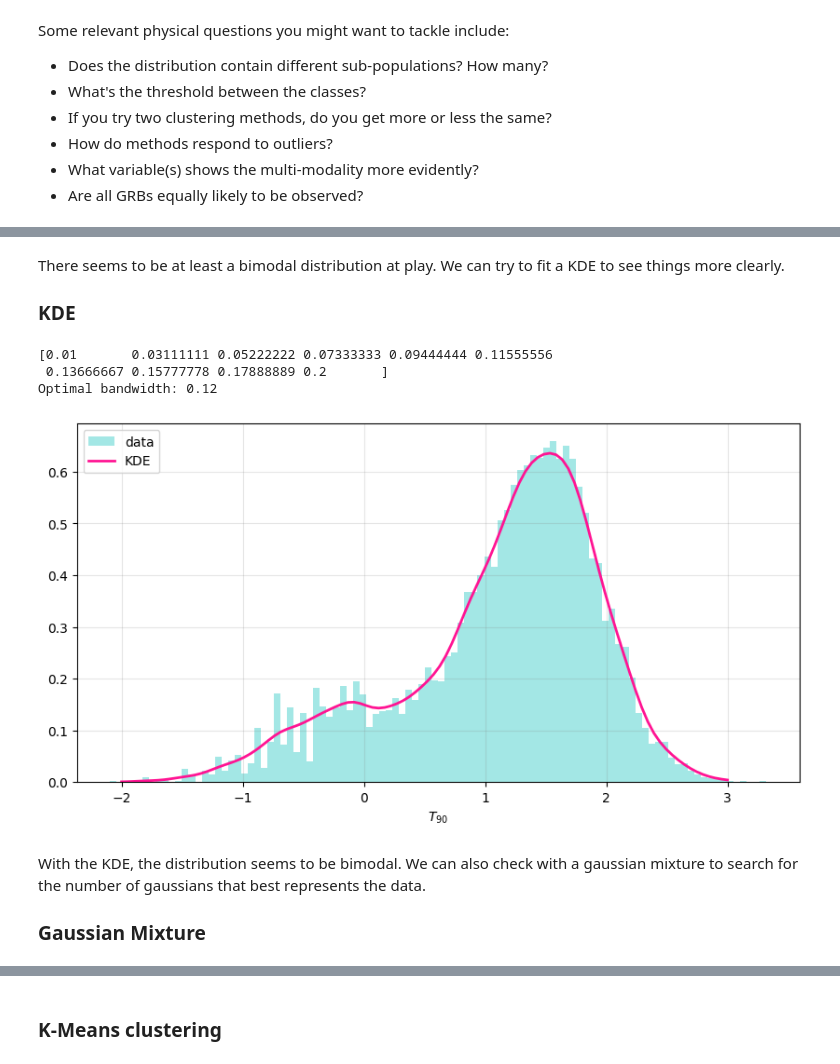
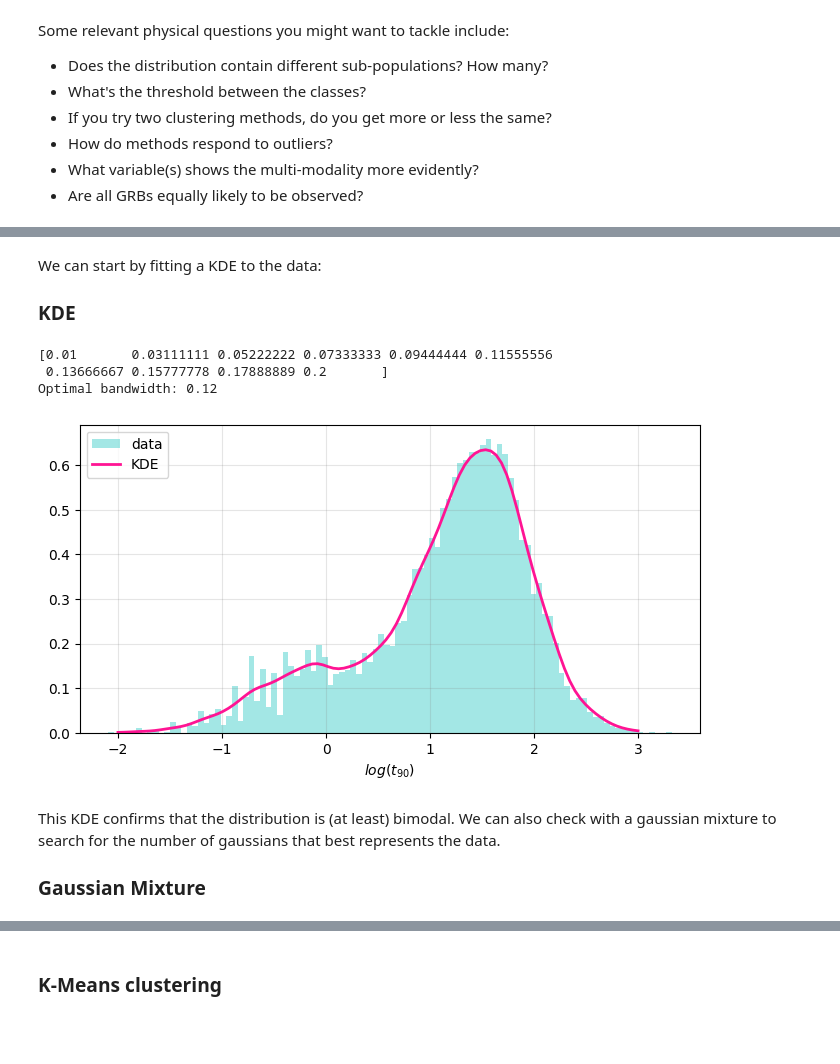
Before and after one commit to Alice-Palladino/astrostatistics_bicocca_2024, a Jupyter notebook: working/L14 - Gamma Ray Bursts.ipynb, the cells around one changed output, grey strips where cells are left out. Drawn from its saved outputs; the diff is of its cells as text; code cells hidden in the pictures; blank space fills up the shorter version.

```diff
--- a/working/L14 - Gamma Ray Bursts.ipynb
+++ b/working/L14 - Gamma Ray Bursts.ipynb
@@ -82,4 +131,4 @@ plt.show()
 # %% [markdown]
-There seems to be at least a bimodal distribution at play. We can try to fit a KDE to see things more clearly.
+We can start by fitting a KDE to the data:
 
 ### KDE
@@ -86,37 +143,33 @@ There seems to be at least a bimodal distribution at play. We can try to fit a K
 # %%
-def kde_sklearn(data, bandwidth, kernel, xgrid):
-    kde_skl = KernelDensity(bandwidth = bandwidth,
-                            kernel=kernel)
-    kde_skl.fit(data[:, np.newaxis])
-    log_pdf = kde_skl.score_samples(np.log10(xgrid)[:, np.newaxis])
-
-    return np.exp(log_pdf)
-
-xgrid=np.logspace(-2,3,100)
 bwrange = np.linspace(0.01,0.2, 10) # Testing 10 bandwidths from 0.01 to 0.2 with a 5-fold cross validation
 print(bwrange)
 
-grid = GridSearchCV(KernelDensity(), {'bandwidth': bwrange}, cv= 5)
+n_splits = 5
+kf = KFold(n_splits=n_splits, shuffle=True, random_state=336)
+
+grid = GridSearchCV(KernelDensity(), {'bandwidth': bwrange}, cv= kf)
 grid.fit(logt90[:, np.newaxis])
-h_opt = grid.best_params_['bandwidth']
-print('Optimal bandwidth: %.2f' % h_opt)
+band_opt = grid.best_params_['bandwidth']
+print('Optimal bandwidth: %.2f' % band_opt)
 # %% [output]
 [0.01       0.03111111 0.05222222 0.07333333 0.09444444 0.11555556
  0.13666667 0.15777778 0.17888889 0.2       ]
 Optimal bandwidth: 0.12
 # %%
-plt.figure(figsize=(10, 5))
-pdf = kde_sklearn(logt90, bandwidth = h_opt, kernel='gaussian', xgrid=xgrid)
+xgrid=np.logspace(-2,3,100)
+
+plt.figure(figsize=(8, 4))
+pdf = kde_sklearn(logt90, bandwidth = band_opt, kernel='gaussian', xgrid=xgrid)
 plt.hist(logt90, bins=100, density=True, color='mediumturquoise', alpha = 0.5, label = 'data')
 plt.plot(np.log10(xgrid), pdf, c='deeppink', lw= 2, label = 'KDE')
 plt.grid(c='grey', alpha = 0.2)
-plt.xlabel('$T_{90}$')
+plt.xlabel('$log(t_{90})$')
 plt.legend(loc='upper left')
 plt.show()
 # %% [output]
-[figure, old version]
+[figure, new version]
 # %% [markdown]
-With the KDE, the distribution seems to be bimodal. We can also check with a gaussian mixture to search for the number of gaussians that best represents the data.
+This KDE confirms that the distribution is (at least) bimodal. We can also check with a gaussian mixture to search for the number of gaussians that best represents the data.
 
 ### Gaussian Mixture
 # %%
```
Also changed, not shown: parts of 20 cells of this notebook.
